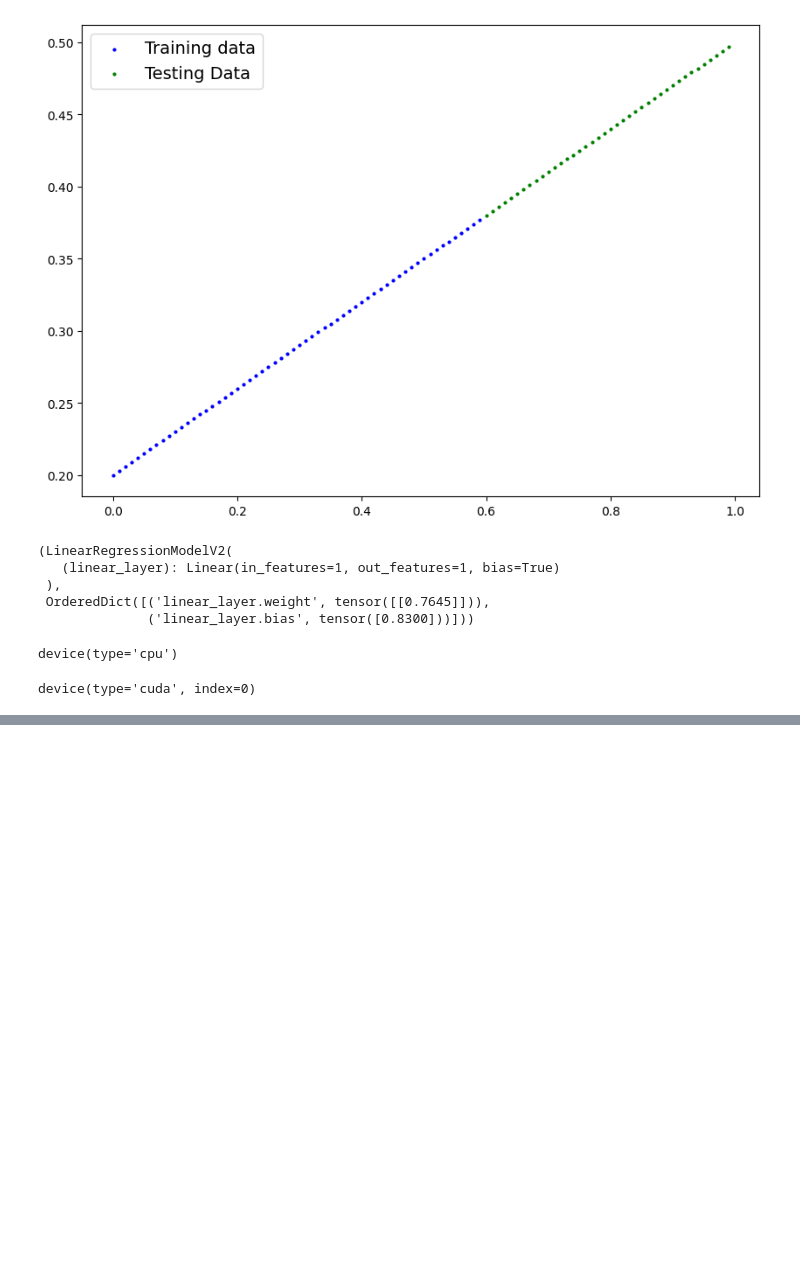
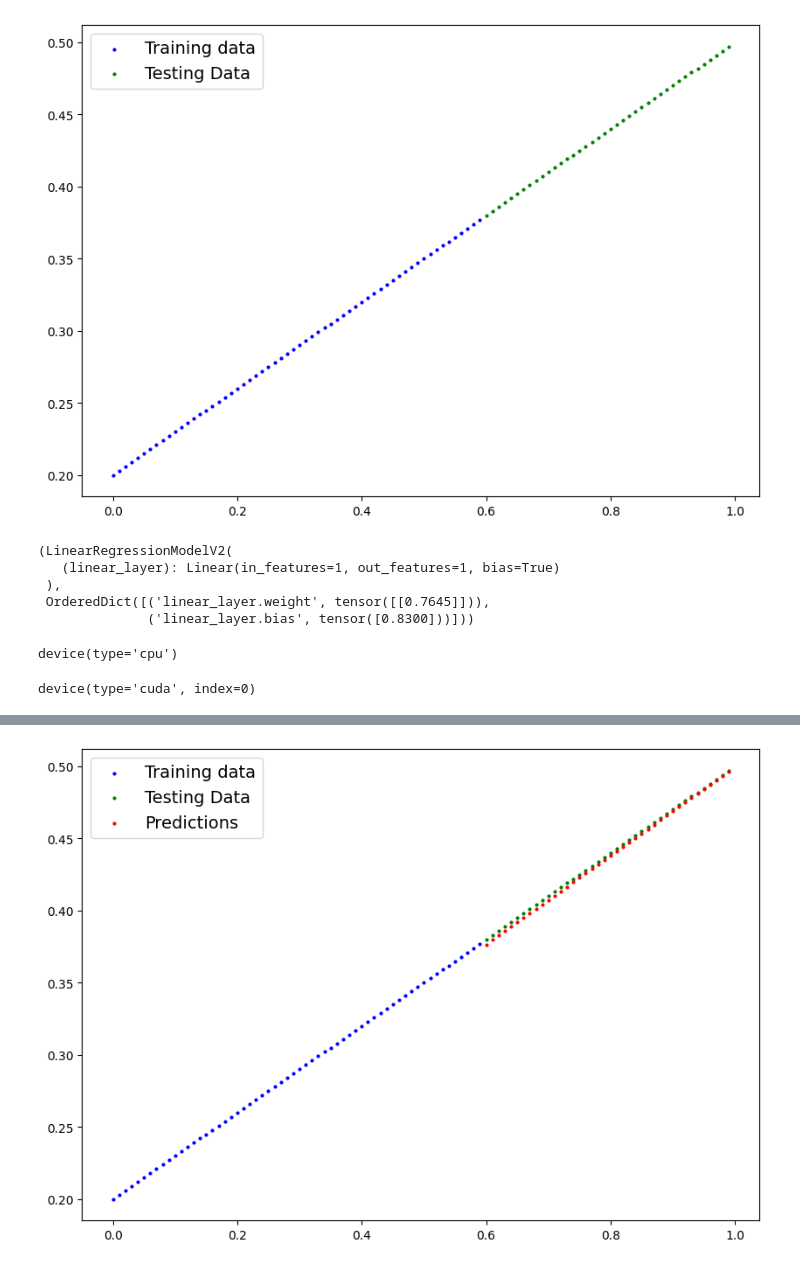
Before and after one commit to prashantiyaramareddy/MyPython-Stuff, a Jupyter notebook: Pytorch/01_Pytorch_Workflow.ipynb, the cells around one changed output, grey strips where cells are left out. Cells and saved outputs as stored; diff of their text form; code cells hidden in the pictures; blank space fills up the shorter version.

```diff
--- a/Pytorch/01_Pytorch_Workflow.ipynb
+++ b/Pytorch/01_Pytorch_Workflow.ipynb
@@ -667,0 +664,15 @@ ValueError: x and y must be the same size
+# %%
+# Saving and loading the model
+from pathlib import Path
+# 1. Create Models directory
+MODEL_PATH = Path("models")
+MODEL_PATH.mkdir(parents=True, exist_ok=True)
+
+# 2. Create model save path
+MODEL_NAME = "01_pytorch_workflow_model_1.pth"
+MODEL_SAVE_PATH = MODEL_PATH / MODEL_NAME
+
+# 3. Save the model state dict
+print(f"Saving model to: {MODEL_SAVE_PATH}")
+torch.save(obj=model_1.state_dict(),
+           f=MODEL_SAVE_PATH)
@@ -667,0 +686,11 @@ ValueError: x and y must be the same size
+# %%
+loaded_model_1 = LinearRegressionModelV2()
+loaded_model_1.to(device)
+loaded_model_1.load_state_dict(torch.load(f=MODEL_SAVE_PATH))
+loaded_model_1.state_dict()
+torch.load(f=MODEL_SAVE_PATH)
+loaded_model_1.eval()
+with torch.inference_mode():
+  loaded_model_1_preds = loaded_model_1(X_test)
+
+loaded_model_1_preds
@@ -667,0 +715,4 @@ ValueError: x and y must be the same size
+# %%
+plot_predictions(predictions=loaded_model_1_preds.cpu())
+# %% [output]
+[figure, added]
```
Also changed, not shown: parts of 8 cells of this notebook.
